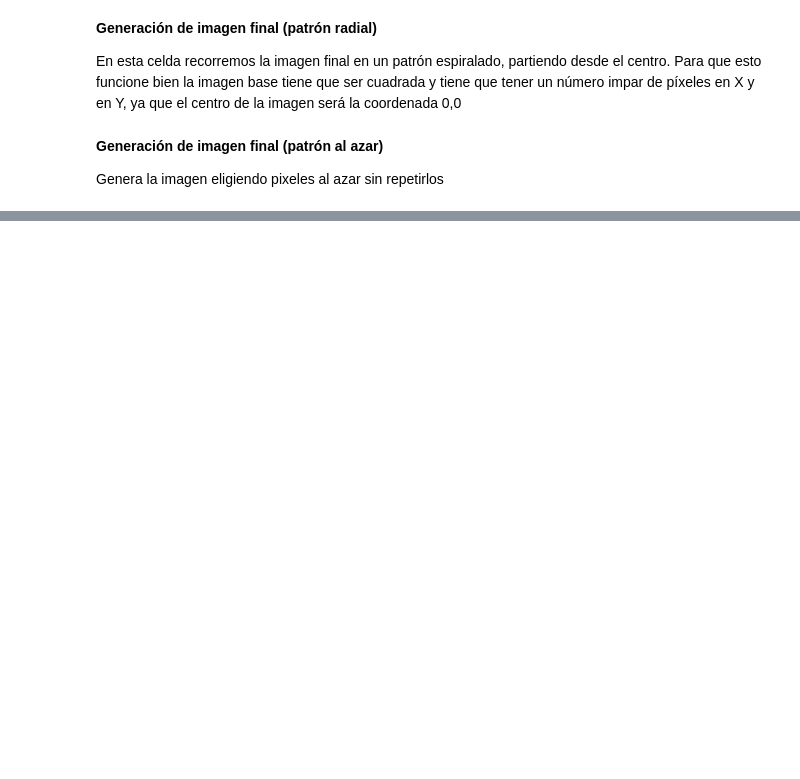
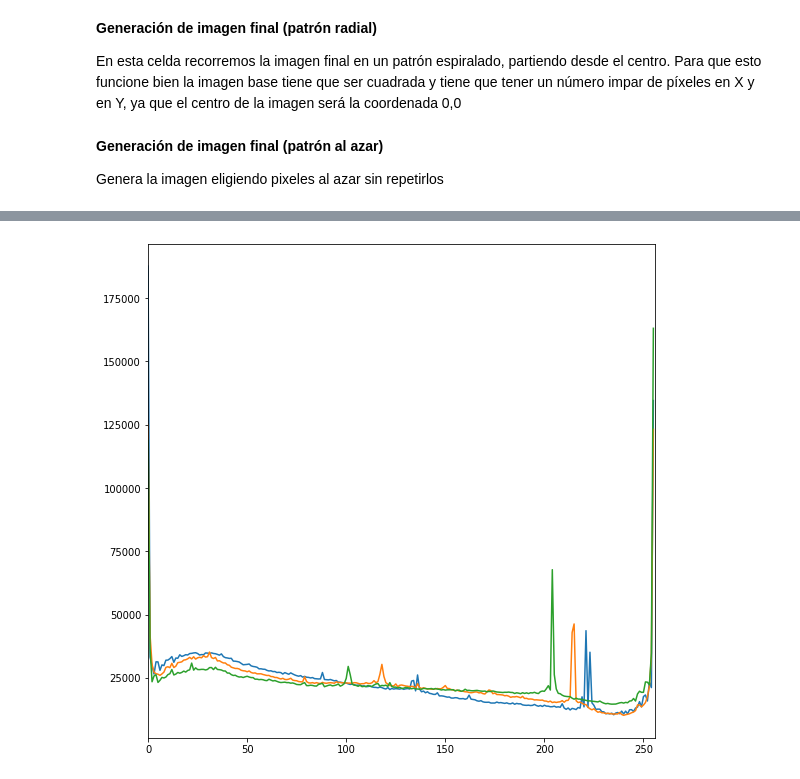
Before and after one commit to stabilini/mosaic-photo, a Jupyter notebook: Mosaico de imágenes.ipynb, the cells around one changed output, grey strips where cells are left out. Cells and saved outputs as stored; diff of their text form; code cells hidden in the pictures; blank space fills up the shorter version.

```diff
--- a/Mosaico de imágenes.ipynb
+++ b/Mosaico de imágenes.ipynb
@@ -503,19 +254,0 @@ salida
-# %%
-# Create an output image
-salida = Image.new('RGB', imagen_base.size)
-
-# Draw tiles
-with tqdm(total = X*Y) as pbar:
-	for i in range(X):
-		for j in range(Y):
-			# Offset of tile
-			x = i * medida_tesela[0]
-			y = j * medida_tesela[1]
-			# Index of tile
-			index = df4.loc[((df4['x'] == i) & (df4['y'] == j))].index[0]
-			# Draw tile
-			salida.paste(teselas[index], (x, y))
-			pbar.update(1)
-
-# Save output
-salida.save(archivo_imagen_final)
@@ -604,0 +315,33 @@ tree = spatial.KDTree(image_values)
+# %%
+# Histograma de todas las imagenes en una carpeta
+
+import cv2
+import numpy as np
+from matplotlib import pyplot as plt
+
+n = 0
+
+with tqdm(total=len(glob.glob('imagenes' + r'\\*'))) as pbar:
+    for archivo in glob.glob('imagenes' + r'\\*'):
+        imagen = cv2.imread(archivo)
+        if n == 0:
+            histRT = cv2.calcHist([imagen],[0],None,[256],[0,256])
+            histGT = cv2.calcHist([imagen],[1],None,[256],[0,256])
+            histBT = cv2.calcHist([imagen],[2],None,[256],[0,256])
+        else:
+            histR = cv2.calcHist([imagen],[0],None,[256],[0,256])
+            histG = cv2.calcHist([imagen],[1],None,[256],[0,256])
+            histB = cv2.calcHist([imagen],[2],None,[256],[0,256])
+            histRT = np.add(histR,histRT)
+            histGT = np.add(histG,histGT)
+            histBT = np.add(histB,histBT)
+        n = n + 1
+        pbar.update(1)
+
+plt.figure(figsize=(20,20))
+plt.subplot(222), plt.plot(histRT), plt.plot(histGT), plt.plot(histBT)
+plt.xlim([0,256])
+
+plt.show()
+# %% [output]
+[figure, added]
```
Also changed, not shown: parts of 86 cells of this notebook, 8 other files.
